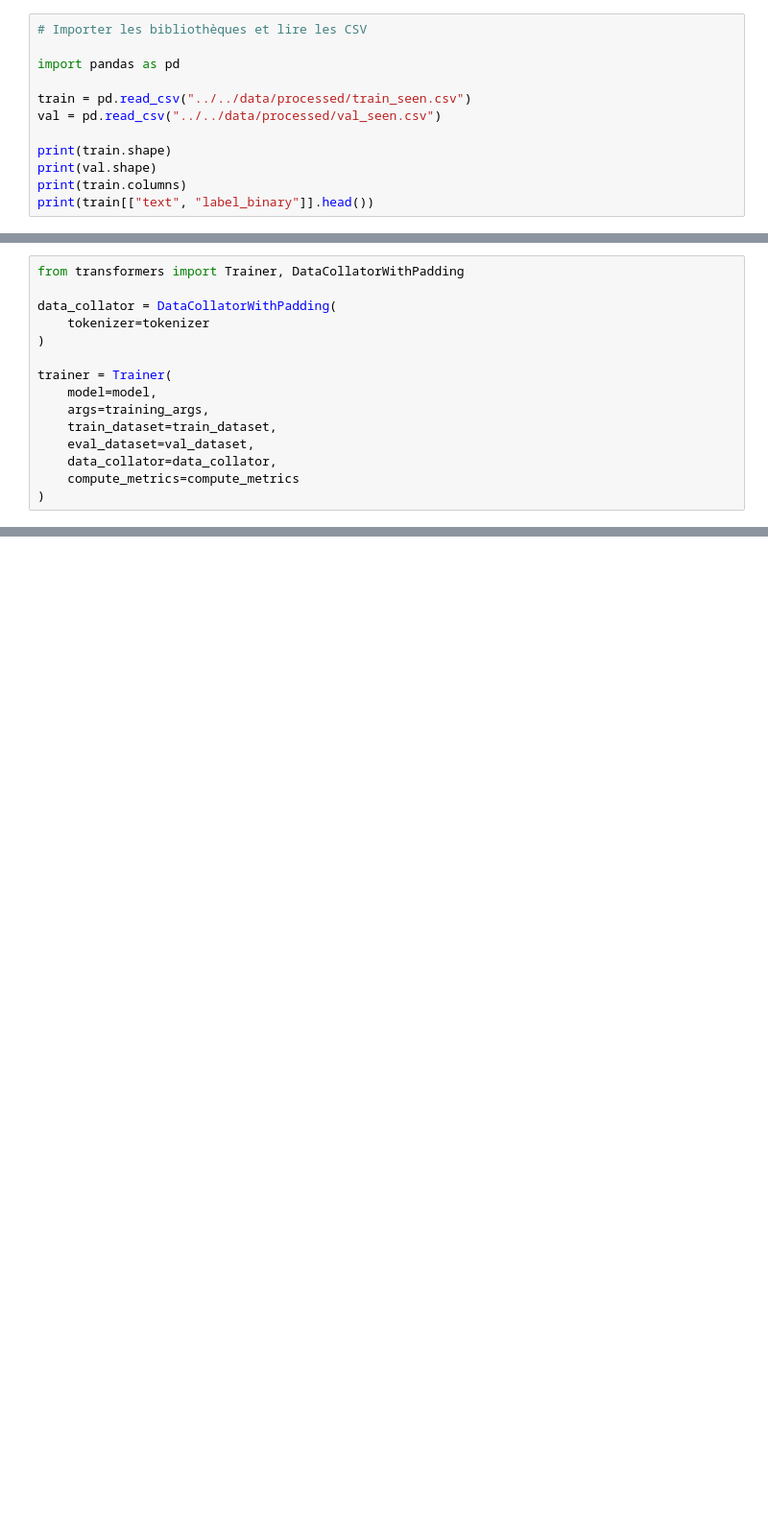
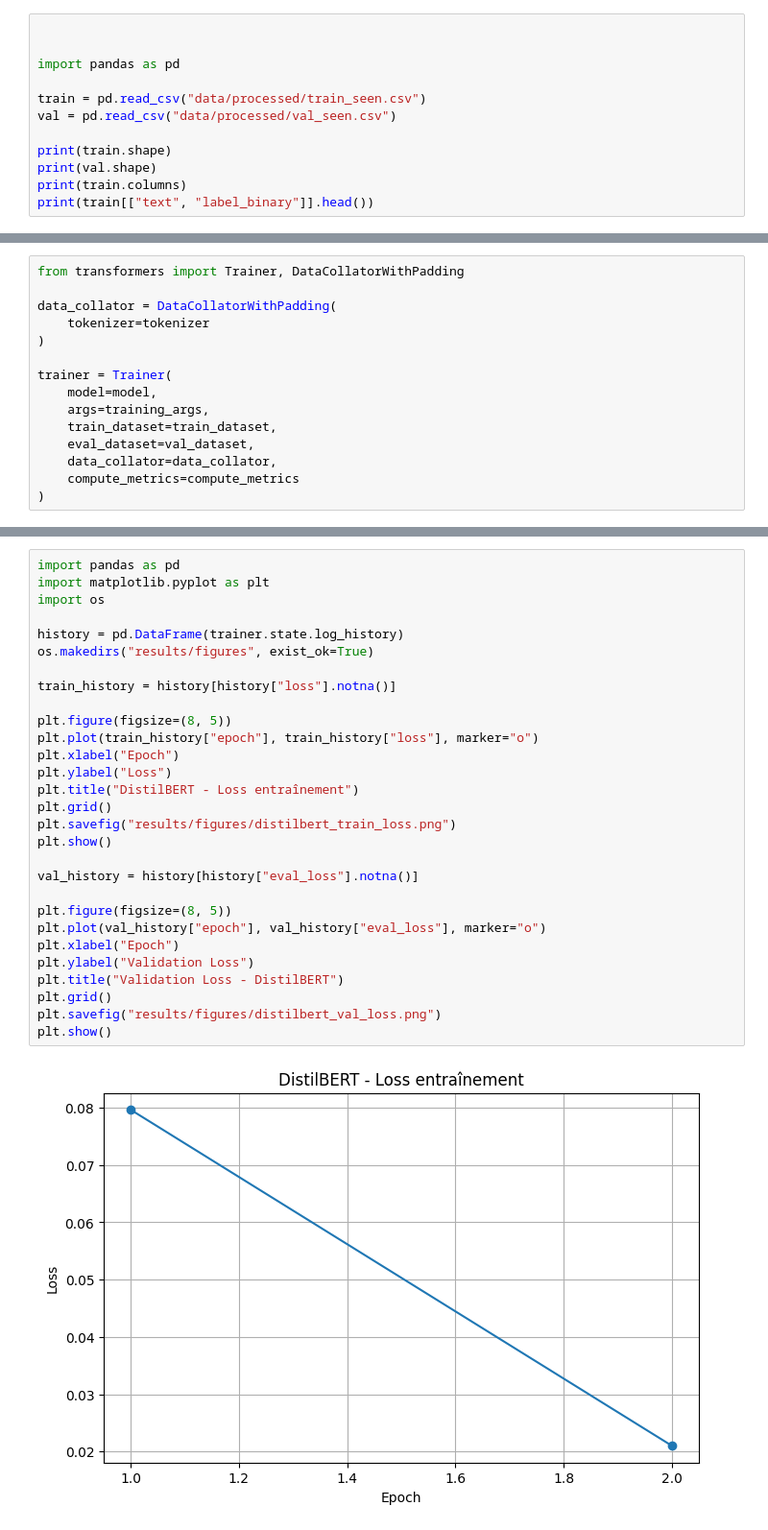
Before and after one commit to IKRAMDAOUBIH/prompt-injection-detection, a Jupyter notebook: notebooks/person2/01_train_distilbert.ipynb, the cells around one changed output, grey strips where cells are left out. Shown at 96% size. Cells and saved outputs as stored; diff of their text form; blank space fills up the shorter version.

Commit message:
Update complete DistilBERT notebook

```diff
--- a/notebooks/person2/01_train_distilbert.ipynb
+++ b/notebooks/person2/01_train_distilbert.ipynb
@@ -18,10 +36,10 @@ LEARNING_RATE = 2e-5
 # %%
-# Importer les bibliothèques et lire les CSV
+
 
 import pandas as pd
 
-train = pd.read_csv("../../data/processed/train_seen.csv")
-val = pd.read_csv("../../data/processed/val_seen.csv")
+train = pd.read_csv("data/processed/train_seen.csv")
+val = pd.read_csv("data/processed/val_seen.csv")
 
 print(train.shape)
 print(val.shape)
@@ -212,0 +280,31 @@ trainer.train()
+# %%
+import pandas as pd
+import matplotlib.pyplot as plt
+import os
+
+history = pd.DataFrame(trainer.state.log_history)
+os.makedirs("results/figures", exist_ok=True)
+
+train_history = history[history["loss"].notna()]
+
+plt.figure(figsize=(8, 5))
+plt.plot(train_history["epoch"], train_history["loss"], marker="o")
+plt.xlabel("Epoch")
+plt.ylabel("Loss")
+plt.title("DistilBERT - Loss entraînement")
+plt.grid()
+plt.savefig("results/figures/distilbert_train_loss.png")
+plt.show()
+
+val_history = history[history["eval_loss"].notna()]
+
+plt.figure(figsize=(8, 5))
+plt.plot(val_history["epoch"], val_history["eval_loss"], marker="o")
+plt.xlabel("Epoch")
+plt.ylabel("Validation Loss")
+plt.title("Validation Loss - DistilBERT")
+plt.grid()
+plt.savefig("results/figures/distilbert_val_loss.png")
+plt.show()
+# %% [output]
+[figure, added]
```
Also changed, not shown: parts of 36 cells of this notebook.
